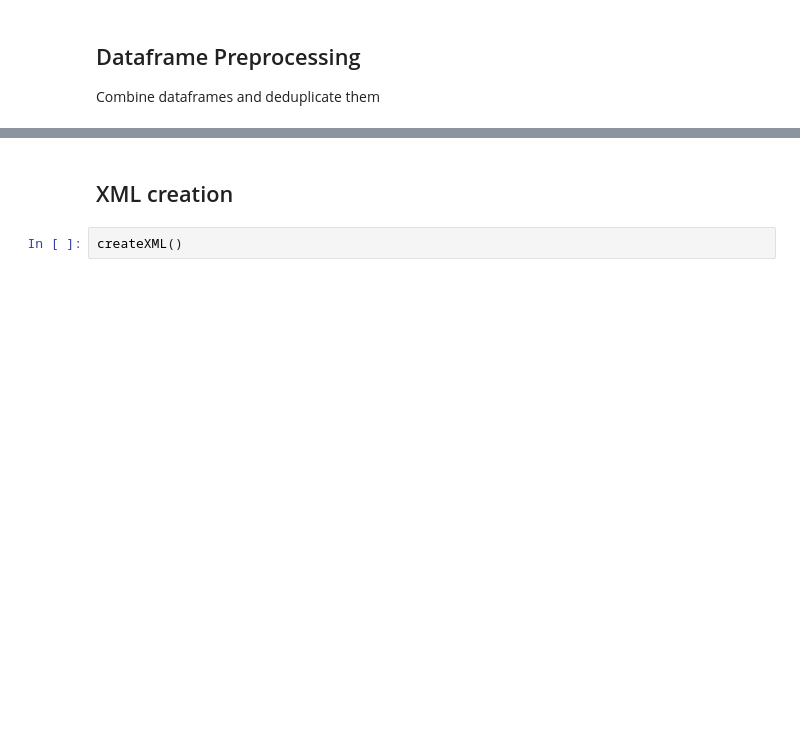
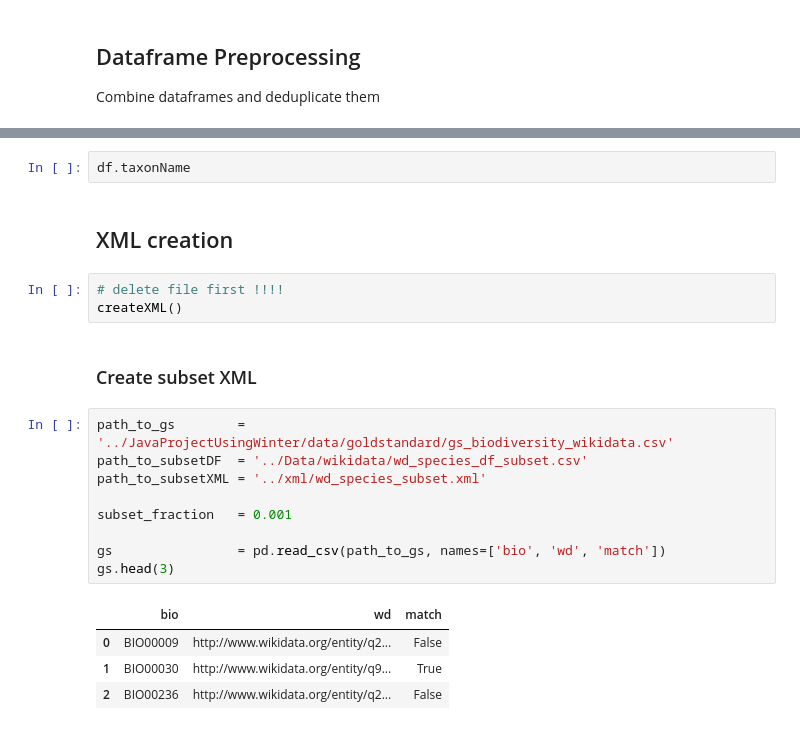
Before and after one commit to till22G/Web_Data_Integration_Project, a Jupyter notebook: notebooks/wd_xml_converter.ipynb, the cells around one changed output, grey strips where cells are left out. Drawn from its saved outputs; the diff is of its cells as text; blank space fills up the shorter version.

```diff
--- a/notebooks/wd_xml_converter.ipynb
+++ b/notebooks/wd_xml_converter.ipynb
@@ -34,4 +153,23 @@ Dataframe length after deduplication:  150724
+# %%
+df.taxonName
 # %% [markdown]
 ## XML creation
-# %%
-createXML()
+# %%
+# delete file first !!!!
+createXML()
+# %% [markdown]
+### Create subset XML
+# %%
+path_to_gs        = '../JavaProjectUsingWinter/data/goldstandard/gs_biodiversity_wikidata.csv'
+path_to_subsetDF  = '../Data/wikidata/wd_species_df_subset.csv'
+path_to_subsetXML = '../xml/wd_species_subset.xml'
+
+subset_fraction   = 0.001
+
+gs                = pd.read_csv(path_to_gs, names=['bio', 'wd', 'match'])
+gs.head(3)
+# %% [output]
+|  | bio | wd | match |
+| 0 | BIO00009 | http://www.wikidata.org/entity/q2... | False |
+| 1 | BIO00030 | http://www.wikidata.org/entity/q9... | True |
+| 2 | BIO00236 | http://www.wikidata.org/entity/q2... | False |
```
Also changed, not shown: parts of 14 cells of this notebook, 3 other files.
